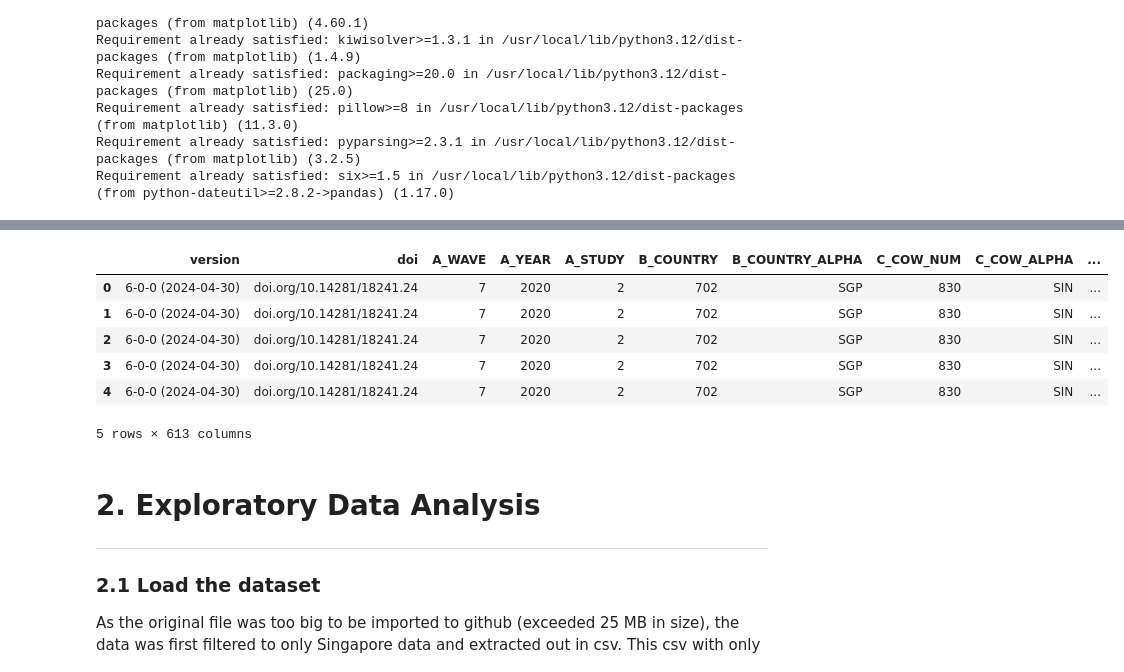
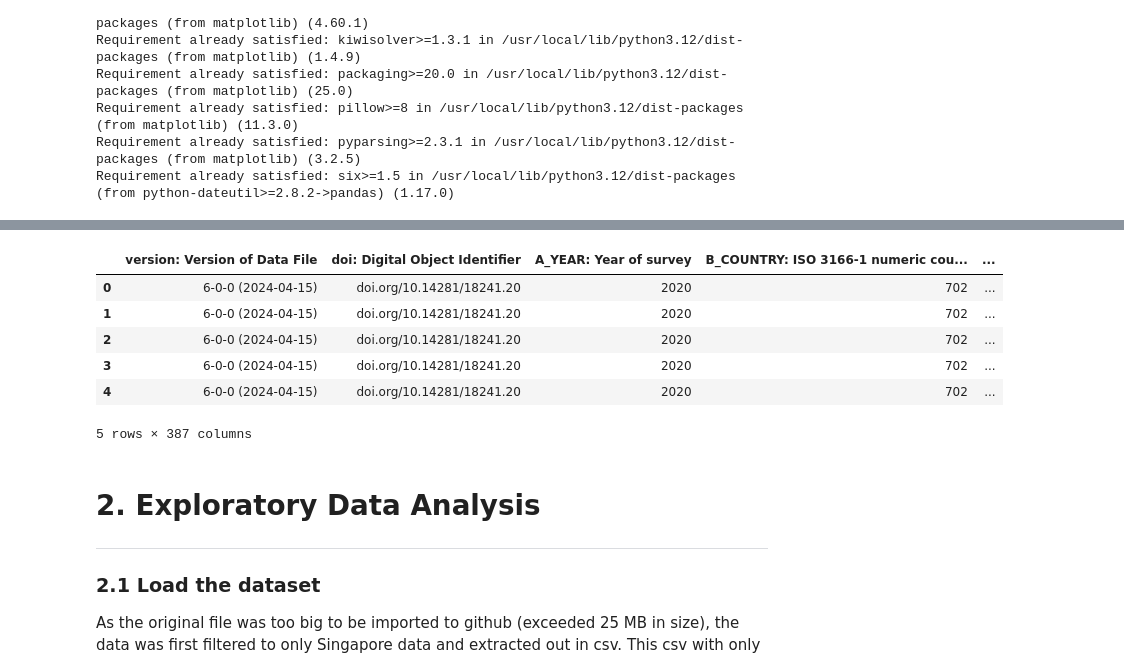
Before and after one commit to gooncaver/is5126_finalproj, a Jupyter notebook: Data/Scripts/preprocessing_ck.ipynb, the cells around one changed output, grey strips where cells are left out. Cells and saved outputs as stored; diff of their text form; code cells hidden in the pictures.

Commit message:
UPDATE added in data import from SG specific WSV dataset

```diff
--- a/Data/Scripts/preprocessing_ck.ipynb
+++ b/Data/Scripts/preprocessing_ck.ipynb
@@ -59,18 +71,19 @@ The main method of data collection in the WVS survey is face-to-face interview a
 # %%
 # importing data csv files
 
-url = 'https://raw.githubusercontent.com/ceciliak27/is5126_finalproj/refs/heads/preprocessing/Data/RawData/WVS_Cross-National_Wave_7_csv_v6_0(SGP_Only).csv'
-df = pd.read_csv(url)
+url_master_sg = 'https://raw.githubusercontent.com/ceciliak27/is5126_finalproj/refs/heads/preprocessing/Data/RawData/WVS_Cross-National_Wave_7_csv_v6_0(SGP_Only).csv'
+url_sg = 'https://raw.githubusercontent.com/ceciliak27/is5126_finalproj/refs/heads/preprocessing/Data/RawData/F00013217-WVS_Wave_7_Singapore_Excel_v5.1.csv'
+df = pd.read_csv(url_sg)
 
 df.head()
 # %% [output]
-|  | version | doi | A_WAVE | A_YEAR | A_STUDY | B_COUNTRY | B_COUNTRY_ALPHA | C_COW_NUM | C_COW_ALPHA | ... |
-| 0 | 6-0-0 (2024-04-30) | doi.org/10.14281/18241.24 | 7 | 2020 | 2 | 702 | SGP | 830 | SIN | ... |
-| 1 | 6-0-0 (2024-04-30) | doi.org/10.14281/18241.24 | 7 | 2020 | 2 | 702 | SGP | 830 | SIN | ... |
-| 2 | 6-0-0 (2024-04-30) | doi.org/10.14281/18241.24 | 7 | 2020 | 2 | 702 | SGP | 830 | SIN | ... |
-| 3 | 6-0-0 (2024-04-30) | doi.org/10.14281/18241.24 | 7 | 2020 | 2 | 702 | SGP | 830 | SIN | ... |
-| 4 | 6-0-0 (2024-04-30) | doi.org/10.14281/18241.24 | 7 | 2020 | 2 | 702 | SGP | 830 | SIN | ... |
+|  | version: Version of Data File | doi: Digital Object Identifier | A_YEAR: Year of survey | B_COUNTRY: ISO 3166-1 numeric cou... | ... |
+| 0 | 6-0-0 (2024-04-15) | doi.org/10.14281/18241.20 | 2020 | 702 | ... |
+| 1 | 6-0-0 (2024-04-15) | doi.org/10.14281/18241.20 | 2020 | 702 | ... |
+| 2 | 6-0-0 (2024-04-15) | doi.org/10.14281/18241.20 | 2020 | 702 | ... |
+| 3 | 6-0-0 (2024-04-15) | doi.org/10.14281/18241.20 | 2020 | 702 | ... |
+| 4 | 6-0-0 (2024-04-15) | doi.org/10.14281/18241.20 | 2020 | 702 | ... |
-5 rows × 613 columns
+5 rows × 387 columns
 # %% [markdown]
 
 # 2. Exploratory Data Analysis
```
Also changed, not shown: parts of 3 cells of this notebook.
